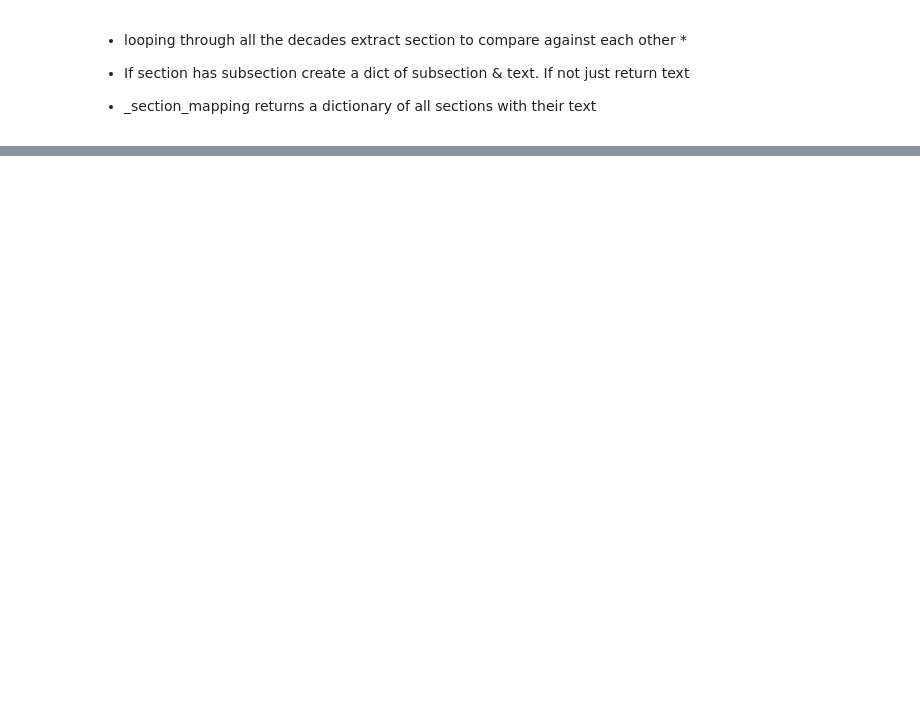
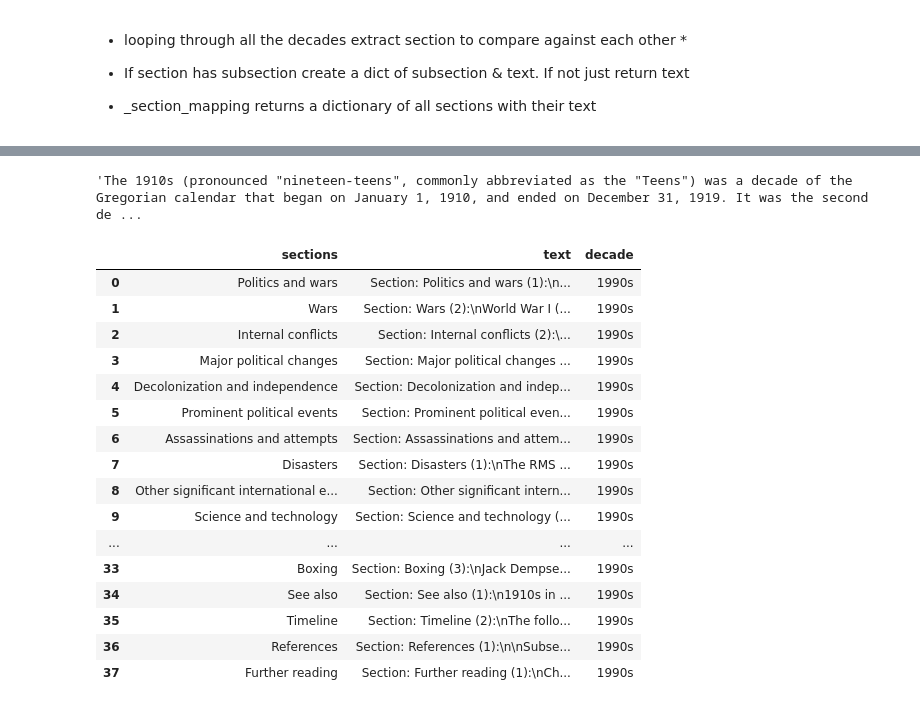
Before and after one commit to SamNgigi/Decades_Analysis, a Jupyter notebook: wiki.ipynb, the cells around one changed output, grey strips where cells are left out. Cells and saved outputs as stored; diff of their text form; code cells hidden in the pictures; blank space fills up the shorter version.

Commit message:
[dp] added sample csv for 1910s decade

```diff
--- a/wiki.ipynb
+++ b/wiki.ipynb
@@ -184,0 +174,2 @@ pd.DataFrame.from_dict(tst, orient="index").T
+# %%
+tens19 = links[tst_decade]
@@ -184,0 +198,28 @@ pd.DataFrame.from_dict(tst, orient="index").T
+# %%
+tens19.summary
+# %% [output]
+'The 1910s (pronounced "nineteen-teens", commonly abbreviated as the "Teens") was a decade of the Gregorian calendar that began on January 1, 1910, and ended on December 31, 1919. It was the second de ...
+# %%
+tens19_dict = tens19._section_mapping
+all_section_df = pd.DataFrame.from_dict(tens19_dict, orient="index", columns=["text"]).reset_index().rename(columns = {"index": "sections"})
+# %%
+all_section_df["decade"] = "1990s"
+all_section_df
+# %% [output]
+|  | sections | text | decade |
+| 0 | Politics and wars | Section: Politics and wars (1):\n... | 1990s |
+| 1 | Wars | Section: Wars (2):\nWorld War I (... | 1990s |
+| 2 | Internal conflicts | Section: Internal conflicts (2):\... | 1990s |
+| 3 | Major political changes | Section: Major political changes ... | 1990s |
+| 4 | Decolonization and independence | Section: Decolonization and indep... | 1990s |
+| 5 | Prominent political events | Section: Prominent political even... | 1990s |
+| 6 | Assassinations and attempts | Section: Assassinations and attem... | 1990s |
+| 7 | Disasters | Section: Disasters (1):\nThe RMS ... | 1990s |
+| 8 | Other significant international e... | Section: Other significant intern... | 1990s |
+| 9 | Science and technology | Section: Science and technology (... | 1990s |
+| ... | ... | ... | ... |
+| 33 | Boxing | Section: Boxing (3):\nJack Dempse... | 1990s |
+| 34 | See also | Section: See also (1):\n1910s in ... | 1990s |
+| 35 | Timeline | Section: Timeline (2):\nThe follo... | 1990s |
+| 36 | References | Section: References (1):\n\nSubse... | 1990s |
+| 37 | Further reading | Section: Further reading (1):\nCh... | 1990s |
```
Also changed, not shown: parts of 13 cells of this notebook, 1 other file.
